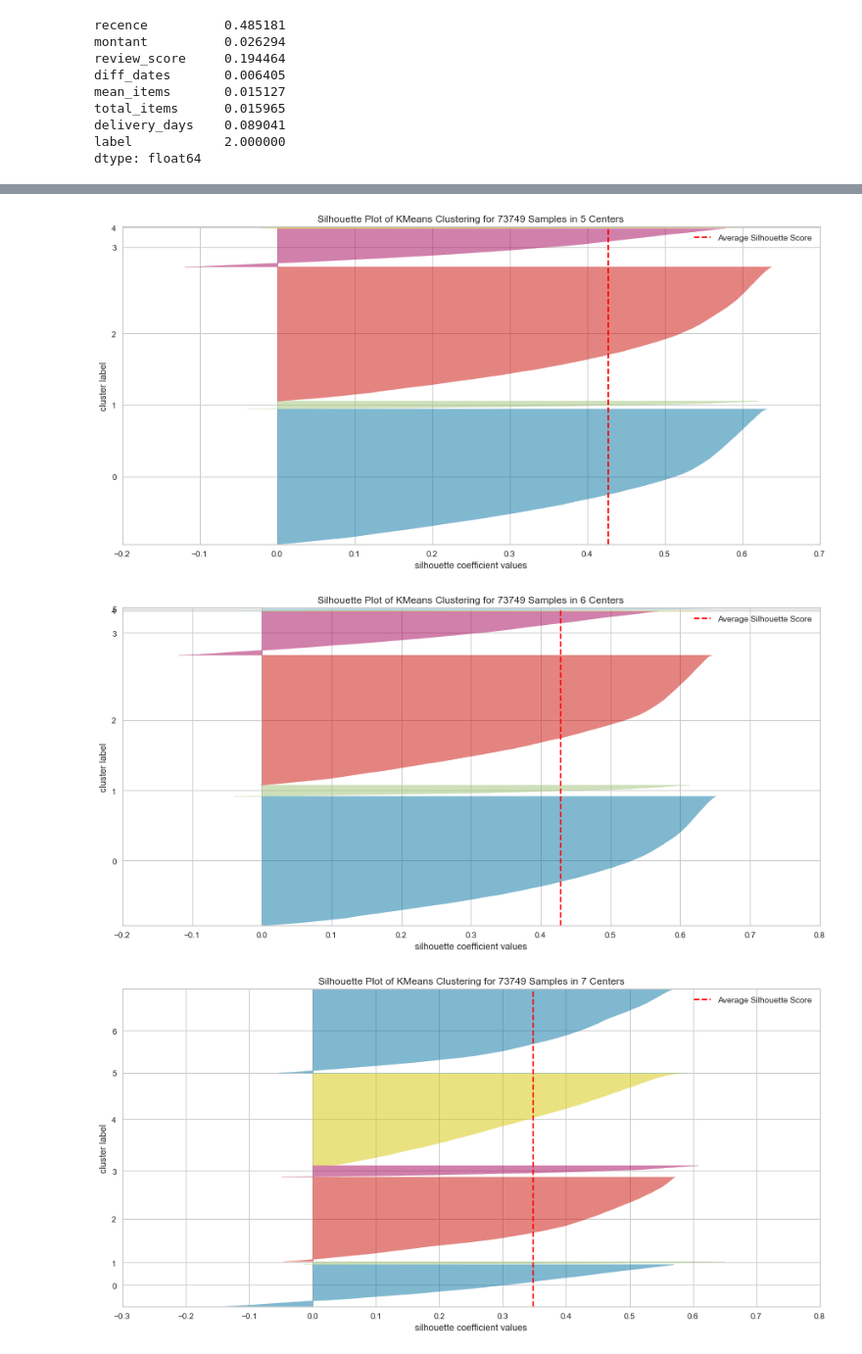
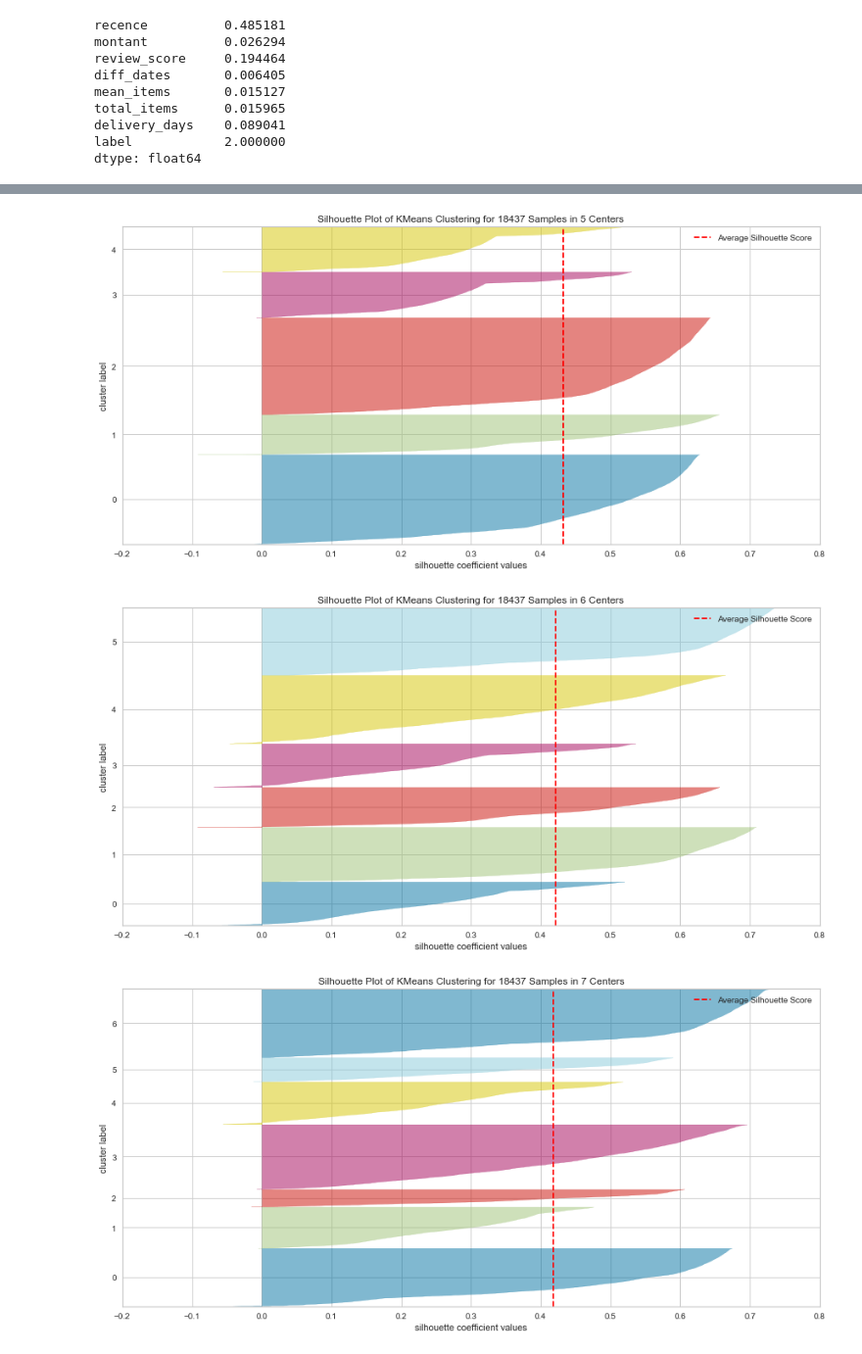
Before and after one commit to Valkea/OC_AI_05, a Jupyter notebook: 02_Clustering.ipynb, the cells around one changed output, grey strips where cells are left out. Shown at 98% size. Cells and saved outputs as stored; diff of their text form; code cells hidden in the pictures.

```diff
--- a/02_Clustering.ipynb
+++ b/02_Clustering.ipynb
@@ -1147,7 +1148,7 @@ dtype: float64
 # %%
 import math
 # %%
-k_range = range(3,8)
+k_range = range(3, 8)
 k_size = len(k_range)
 # fig = plt.figure(figsize=(15,7*k_size))
 
@@ -1157,7 +1158,7 @@ for i, j in enumerate(k_range):
     plt.title(f"KMeans with {j} clusters")
     model = KMeans(n_clusters=j, random_state=0)
     visualizer = SilhouetteVisualizer(model, colors='yellowbrick')
-    visualizer.fit(X_cluster)
+    visualizer.fit(X_sample)
     # plt.show()
     visualizer.show();
 # plt.show()
@@ -1167,5 +1168,5 @@ for i, j in enumerate(k_range):
-[figure, old version]
+[figure, new version]
-[figure, old version]
+[figure, new version]
-[figure, old version]
+[figure, new version]
 # %%
 for j in range(3, 8):
```
Also changed, not shown: parts of 14 cells of this notebook.
